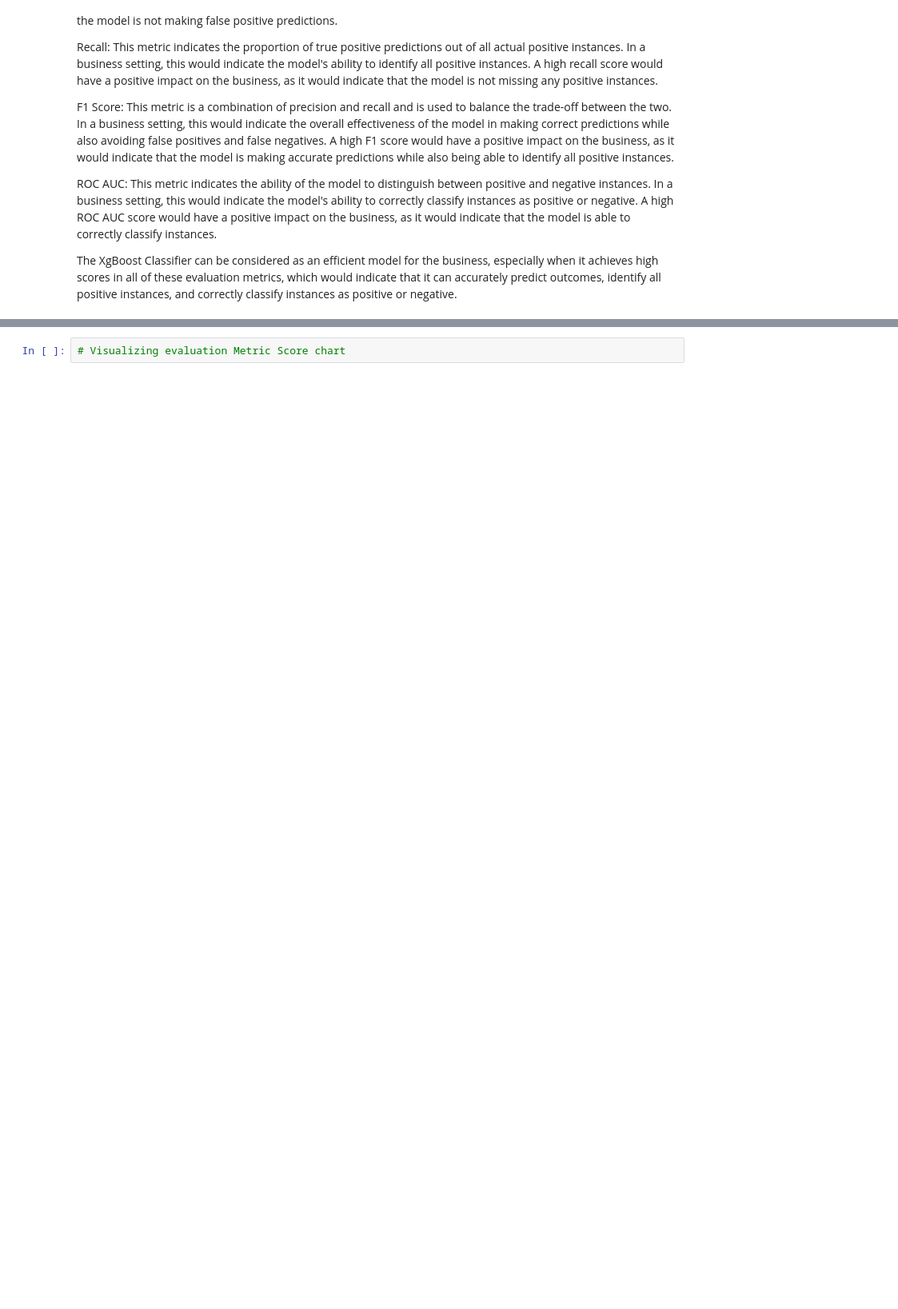
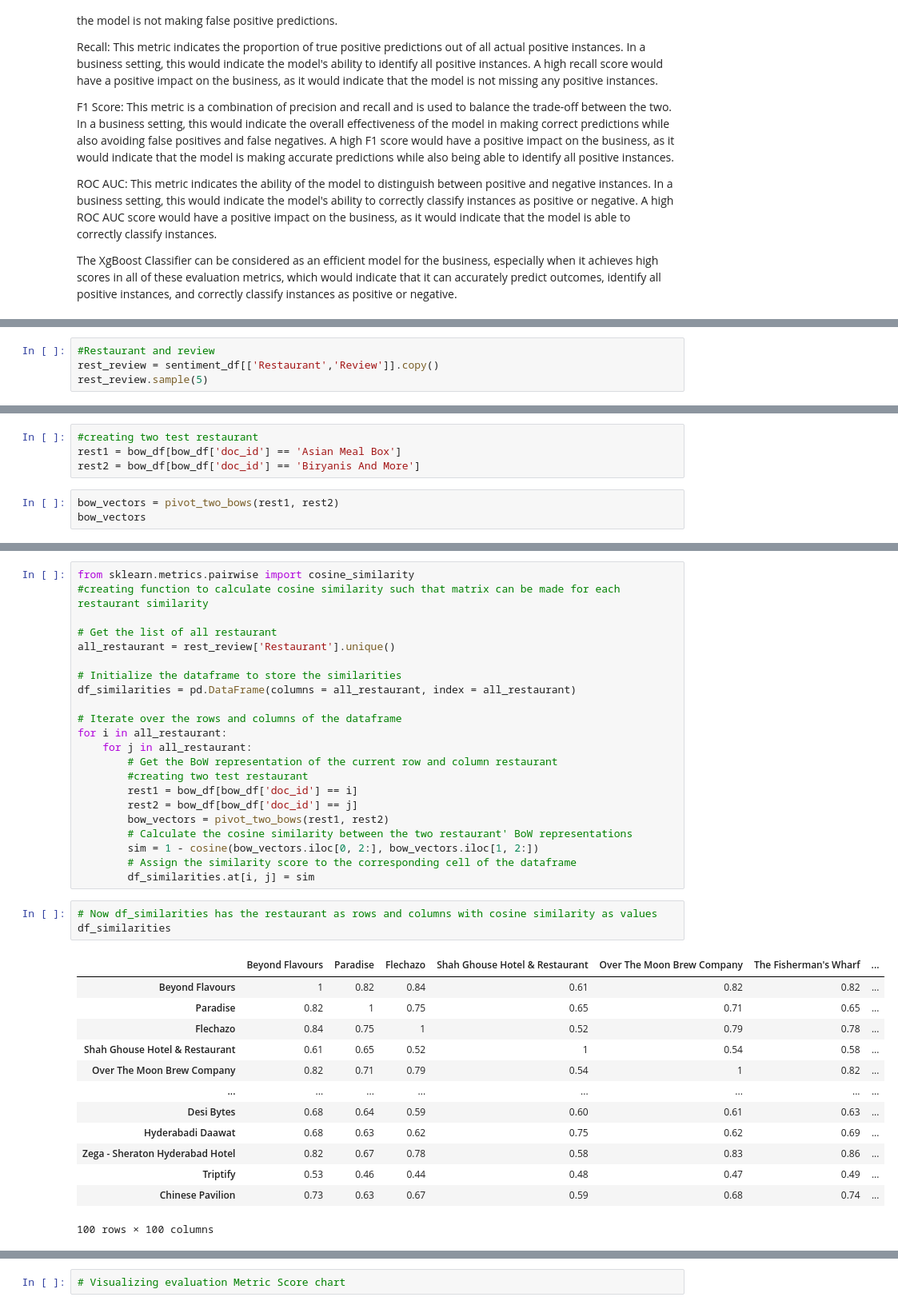
Before and after one commit to abhinav4201/UnSupervised-ML-Zomato-Restaurant-Clustering-and-Sentiment-Analysis, a Jupyter notebook: UnSupervised_ML_Zomato_Restaurant_Clustering_and_Sentiment_Analysis_capstone_project_4.ipynb, the cells around one changed output, grey strips where cells are left out. Shown at 80% size. Saved outputs shown, nothing was run; the diff lists cells and outputs as text; blank space fills up the shorter version.

```diff
--- a/UnSupervised_ML_Zomato_Restaurant_Clustering_and_Sentiment_Analysis_capstone_project_4.ipynb
+++ b/UnSupervised_ML_Zomato_Restaurant_Clustering_and_Sentiment_Analysis_capstone_project_4.ipynb
@@ -3259,0 +3662,4 @@ The XgBoost Classifier can be considered as an efficient model for the business,
+# %%
+#Restaurant and review
+rest_review = sentiment_df[['Restaurant','Review']].copy()
+rest_review.sample(5)
@@ -3259,0 +3714,7 @@ The XgBoost Classifier can be considered as an efficient model for the business,
+# %%
+#creating two test restaurant
+rest1 = bow_df[bow_df['doc_id'] == 'Asian Meal Box']
+rest2 = bow_df[bow_df['doc_id'] == 'Biryanis And More']
+# %%
+bow_vectors = pivot_two_bows(rest1, rest2)
+bow_vectors
@@ -3259,0 +3734,39 @@ The XgBoost Classifier can be considered as an efficient model for the business,
+# %%
+from sklearn.metrics.pairwise import cosine_similarity
+#creating function to calculate cosine similarity such that matrix can be made for each restaurant similarity
+
+# Get the list of all restaurant
+all_restaurant = rest_review['Restaurant'].unique()
+
+# Initialize the dataframe to store the similarities
+df_similarities = pd.DataFrame(columns = all_restaurant, index = all_restaurant)
+
+# Iterate over the rows and columns of the dataframe
+for i in all_restaurant:
+    for j in all_restaurant:
+        # Get the BoW representation of the current row and column restaurant
+        #creating two test restaurant
+        rest1 = bow_df[bow_df['doc_id'] == i]
+        rest2 = bow_df[bow_df['doc_id'] == j]
+        bow_vectors = pivot_two_bows(rest1, rest2)
+        # Calculate the cosine similarity between the two restaurant' BoW representations
+        sim = 1 - cosine(bow_vectors.iloc[0, 2:], bow_vectors.iloc[1, 2:])
+        # Assign the similarity score to the corresponding cell of the dataframe
+        df_similarities.at[i, j] = sim
+# %%
+# Now df_similarities has the restaurant as rows and columns with cosine similarity as values
+df_similarities
+# %% [output]
+|  | Beyond Flavours | Paradise | Flechazo | Shah Ghouse Hotel & Restaurant | Over The Moon Brew Company | The Fisherman's Wharf | ... |
+| Beyond Flavours | 1 | 0.82 | 0.84 | 0.61 | 0.82 | 0.82 | ... |
+| Paradise | 0.82 | 1 | 0.75 | 0.65 | 0.71 | 0.65 | ... |
+| Flechazo | 0.84 | 0.75 | 1 | 0.52 | 0.79 | 0.78 | ... |
+| Shah Ghouse Hotel & Restaurant | 0.61 | 0.65 | 0.52 | 1 | 0.54 | 0.58 | ... |
+| Over The Moon Brew Company | 0.82 | 0.71 | 0.79 | 0.54 | 1 | 0.82 | ... |
+| ... | ... | ... | ... | ... | ... | ... | ... |
+| Desi Bytes | 0.68 | 0.64 | 0.59 | 0.60 | 0.61 | 0.63 | ... |
+| Hyderabadi Daawat | 0.68 | 0.63 | 0.62 | 0.75 | 0.62 | 0.69 | ... |
+| Zega - Sheraton Hyderabad Hotel | 0.82 | 0.67 | 0.78 | 0.58 | 0.83 | 0.86 | ... |
+| Triptify | 0.53 | 0.46 | 0.44 | 0.48 | 0.47 | 0.49 | ... |
+| Chinese Pavilion | 0.73 | 0.63 | 0.67 | 0.59 | 0.68 | 0.74 | ... |
+100 rows × 100 columns
```
Also changed, not shown: parts of 93 cells of this notebook.
